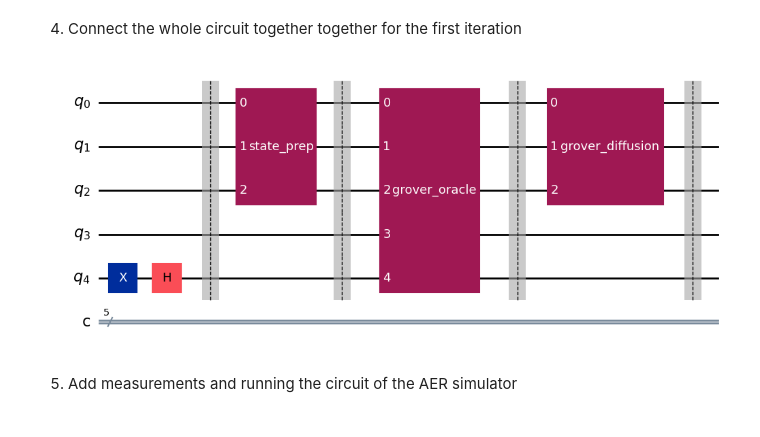
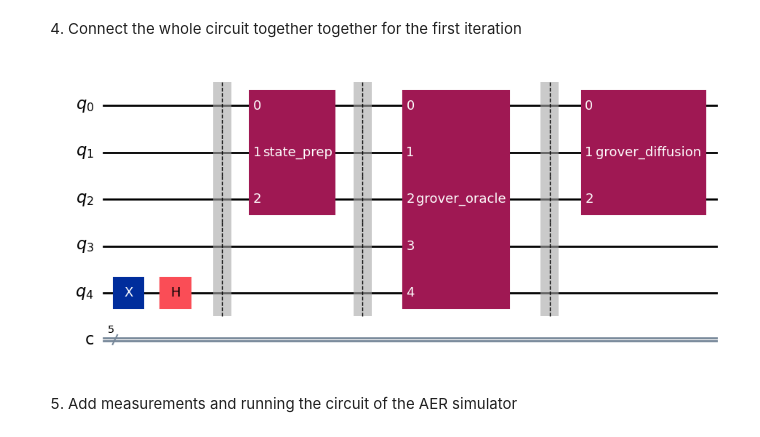
Before and after one commit to TheBarzani/vcgc, a Jupyter notebook: grover_circuit_for_3_node_coloring_1_query.ipynb, the cells around one changed output. Drawn from its saved outputs; the diff is of its cells as text; code cells hidden in the pictures.

```diff
--- a/grover_circuit_for_3_node_coloring_1_query.ipynb
+++ b/grover_circuit_for_3_node_coloring_1_query.ipynb
@@ -64,15 +64,14 @@ grover_diffusion.draw('mpl',style='clifford')
 # %%
 # Combining the subcircuits to form the complete Grover's algorithm
 qc.append(spo, [0, 1, 2])
 qc.barrier()
 qc.append(grover_oracle, [0,1,2,3,4])
 qc.barrier()
 qc.append(grover_diffusion, [0,1,2])
-qc.barrier()
 
 qc.draw('mpl')
 # %% [output]
-[figure, old version]
+[figure, new version]
 # %% [markdown]
 5. Add measurements and running the circuit of the AER simulator
 # %%
```
Also changed, not shown: parts of 10 cells of this notebook, 3 other files.
